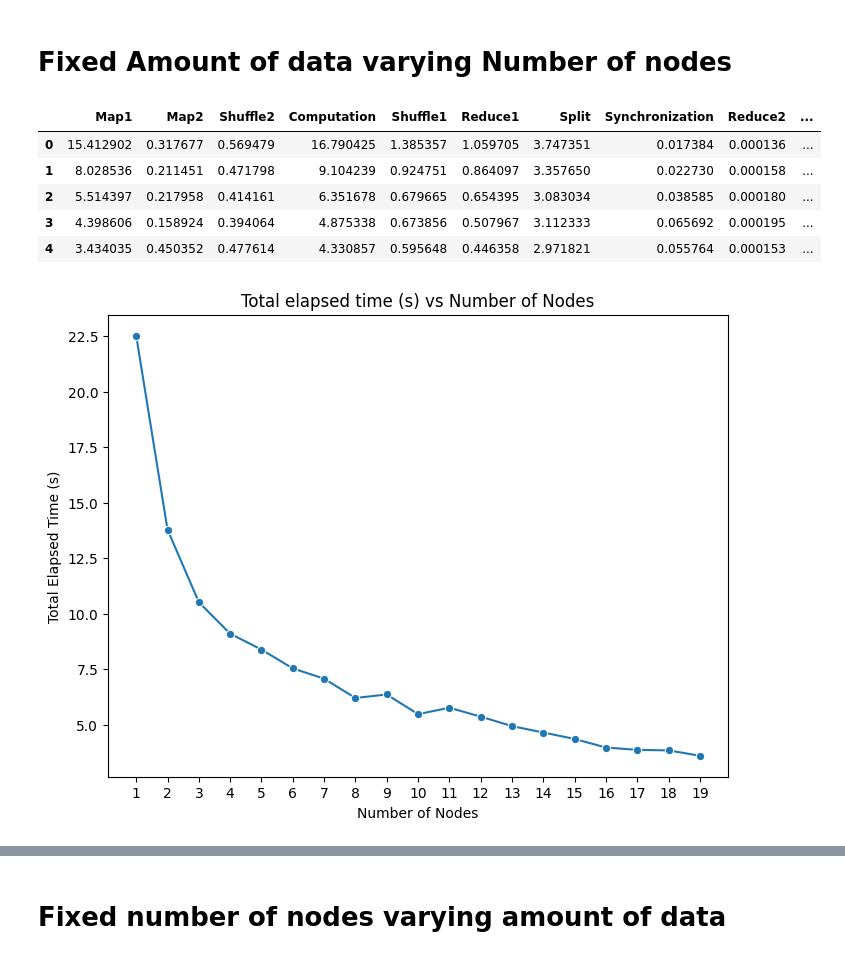
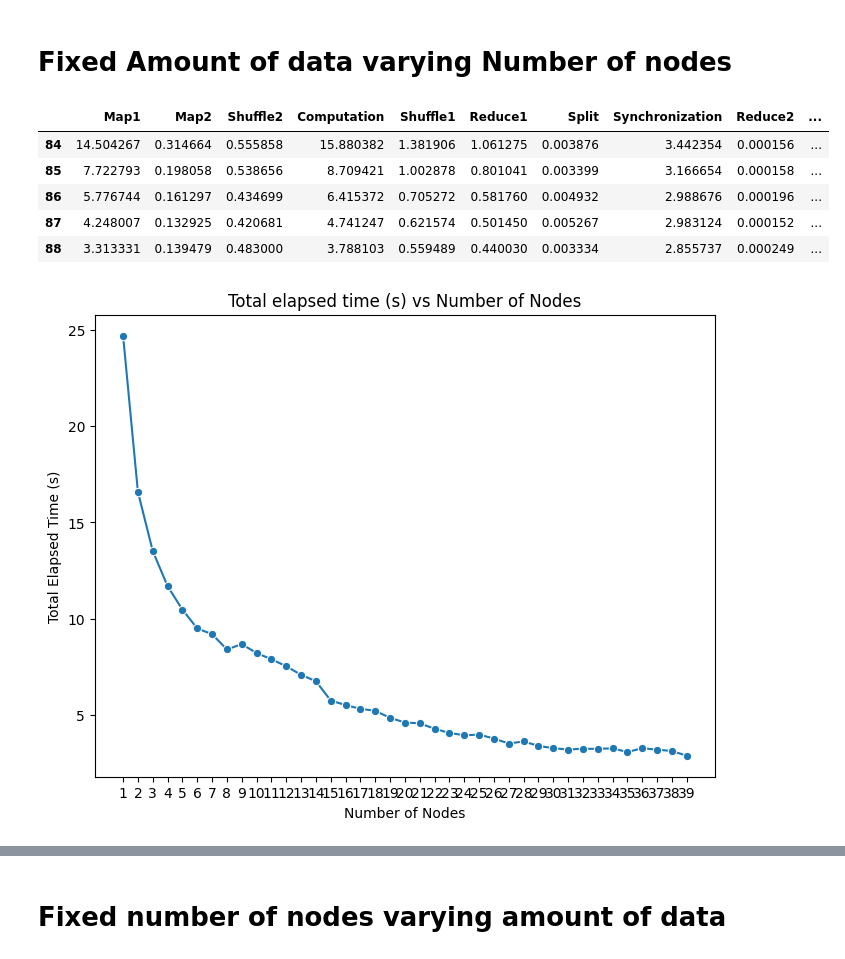
Before and after one commit to ArthurMbraga/SLR207-Distributed-Computing, a Jupyter notebook: Plots/notebook.ipynb, the cells around one changed output, grey strips where cells are left out. Drawn from its saved outputs; the diff is of its cells as text; code cells hidden in the pictures.

```diff
--- a/Plots/notebook.ipynb
+++ b/Plots/notebook.ipynb
@@ -48,15 +48,15 @@ df.head()
 # %% [markdown]
 # Fixed Amount of data varying Number of nodes
 # %%
-df_fixed_data = df[df['Amount of data (MB)'] == 264.0]
+df_fixed_data = df[df['Amount of data (MB)'] == 247.5]
 df_fixed_data.head()
 # %% [output]
 |  | Map1 | Map2 | Shuffle2 | Computation | Shuffle1 | Reduce1 | Split | Synchronization | Reduce2 | ... |
-| 0 | 15.412902 | 0.317677 | 0.569479 | 16.790425 | 1.385357 | 1.059705 | 3.747351 | 0.017384 | 0.000136 | ... |
-| 1 | 8.028536 | 0.211451 | 0.471798 | 9.104239 | 0.924751 | 0.864097 | 3.357650 | 0.022730 | 0.000158 | ... |
-| 2 | 5.514397 | 0.217958 | 0.414161 | 6.351678 | 0.679665 | 0.654395 | 3.083034 | 0.038585 | 0.000180 | ... |
-| 3 | 4.398606 | 0.158924 | 0.394064 | 4.875338 | 0.673856 | 0.507967 | 3.112333 | 0.065692 | 0.000195 | ... |
-| 4 | 3.434035 | 0.450352 | 0.477614 | 4.330857 | 0.595648 | 0.446358 | 2.971821 | 0.055764 | 0.000153 | ... |
+| 84 | 14.504267 | 0.314664 | 0.555858 | 15.880382 | 1.381906 | 1.061275 | 0.003876 | 3.442354 | 0.000156 | ... |
+| 85 | 7.722793 | 0.198058 | 0.538656 | 8.709421 | 1.002878 | 0.801041 | 0.003399 | 3.166654 | 0.000158 | ... |
+| 86 | 5.776744 | 0.161297 | 0.434699 | 6.415372 | 0.705272 | 0.581760 | 0.004932 | 2.988676 | 0.000196 | ... |
+| 87 | 4.248007 | 0.132925 | 0.420681 | 4.741247 | 0.621574 | 0.501450 | 0.005267 | 2.983124 | 0.000152 | ... |
+| 88 | 3.313331 | 0.139479 | 0.483000 | 3.788103 | 0.559489 | 0.440030 | 0.003334 | 2.855737 | 0.000249 | ... |
 # %%
 # Plot Total elapsed time vs Number of nodes
 plt.figure(figsize=(8, 6))
@@ -69,7 +69,7 @@ plt.xticks(df_fixed_data['Number of nodes'])
 
 plt.show()
 # %% [output]
-[figure, old version]
+[figure, new version]
 # %%
 # Plot Communication, Synchronization, and Computation times vs Number of nodes
 plt.figure(figsize=(8, 6))
```
Also changed, not shown: parts of 10 cells of this notebook, 17 other files.
